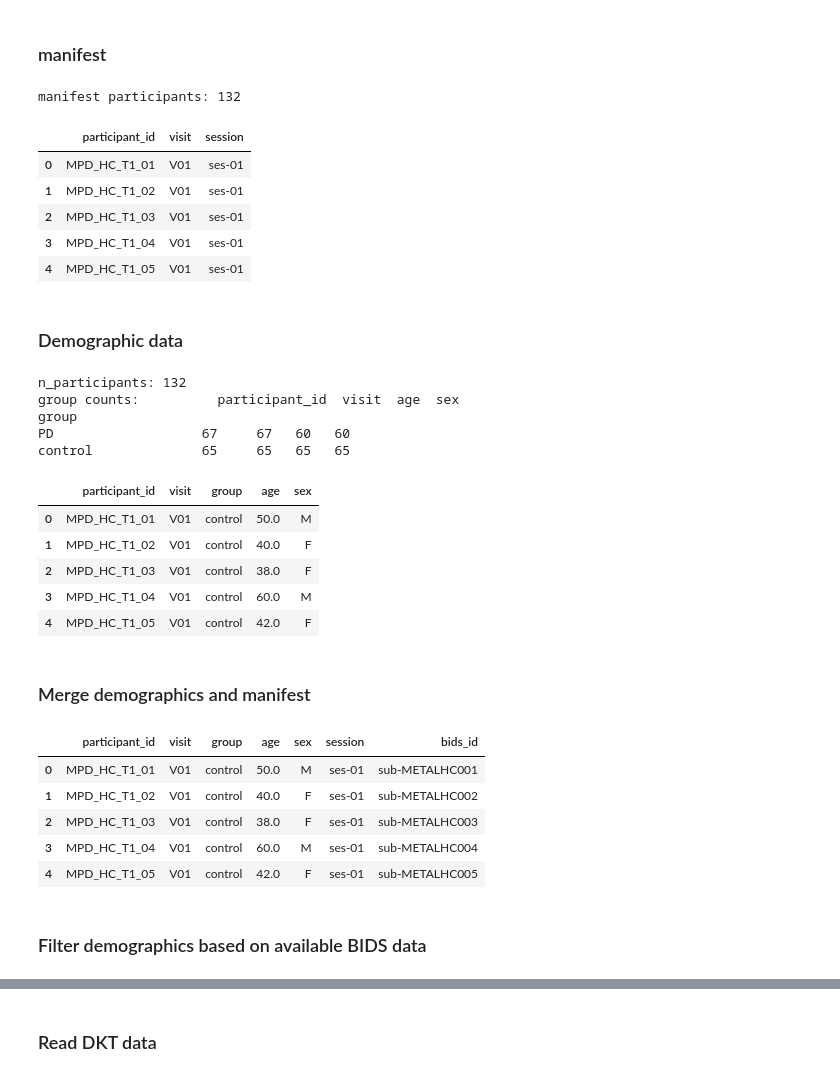
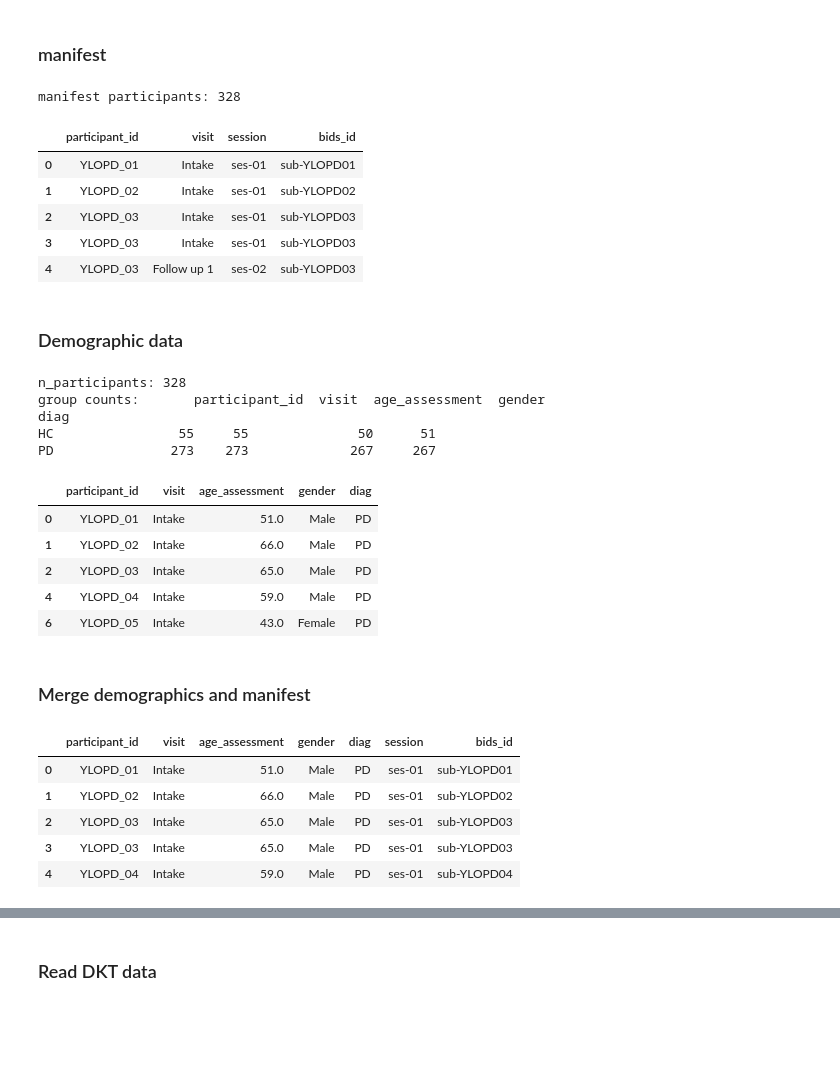
Before and after one commit to neurodatascience/ni-poppy_nimhans, a Jupyter notebook: nipoppy/analysis/anat/FS_stats.ipynb, the cells around one changed output, grey strips where cells are left out. Saved outputs shown, nothing was run; the diff lists cells and outputs as text; code cells hidden in the pictures; blank space fills up the shorter version.

Commit message:
added extractor and analysis scripts

```diff
--- a/nipoppy/analysis/anat/FS_stats.ipynb
+++ b/nipoppy/analysis/anat/FS_stats.ipynb
@@ -12,14 +12,15 @@ import seaborn as sns
 import numpy as np
 import nibabel as nib
 # %%
-ds_name = "METAL"
+ds_name = "ylopd"
 
-data_dir = f"/home/nikhil/projects/Parkinsons/nimhans/data/PD_{ds_name}/"
+data_dir = f"/home/md_lab/projects/ylopd/data/{ds_name}/"
 session = "ses-01"
 tabular_dir = f"{data_dir}/tabular/"
 
 # manifest
 manifest_csv = f"{tabular_dir}/manifest.csv"
+doughnut_csv = f"{data_dir}/scratch/raw_dicom/doughnut.csv"
 
 # demographics
 demographics_csv = f"{tabular_dir}/demographics/demographics.csv"
@@ -29,7 +30,7 @@ id_mapping_csv = f"{data_dir}/scratch/participant_id_bids_id_map.csv"
 
 # imaging derivatives
 FS_dir = f"{data_dir}/derivatives/freesurfer/v7.3.2/"
-FS_DKT_dir = f"{FS_dir}/extractions/{session}/"
+FS_DKT_dir = f"/home/md_lab/Analysis/ylopd_anat_FS"
 
 DKT_csv = f"{FS_DKT_dir}/aparc.csv"
 ASEG_csv = f"{FS_DKT_dir}/aseg.csv"
@@ -40,8 +41,8 @@ ukbb_dkt_ct_fields = f"{region_field_dir}/UKBB_DKT_CT_Fields.csv"
 ukbb_aseg_vol_fields = f"{region_field_dir}/UKBB_ASEG_vol_Fields.csv"
 
 # save dirs
-analysis_dir = f"/home/nikhil/projects/Parkinsons/neuro_arch/analysis"
-agg_data_dir = f"{analysis_dir}/derived_data/nimhans_{ds_name.lower()}"
+analysis_dir = f"/home/md_lab/Analysis/ylopd_anat_FS"
+agg_data_dir = f"{analysis_dir}/derived_data/ylopd_{ds_name.lower()}"
 
 results_dir = f"{agg_data_dir}/agg_dfs/"
 figs_dir = f"{agg_data_dir}/figs/"
@@ -70,55 +71,57 @@ manifest_df = manifest_df[manifest_cols]
 manifest_participants = manifest_df["participant_id"].unique()
 n_manifest_participants = len(manifest_participants)
 print(f"manifest participants: {n_manifest_participants}")
+
+
+# merge with doughnut_csv
+doughnut_df = pd.read_csv(doughnut_csv, usecols=["participant_id","bids_id"])
+
+manifest_df = pd.merge(manifest_df, doughnut_df, on="participant_id", how="inner")
 manifest_df.head()
 # %% [output]
-manifest participants: 132
+manifest participants: 328
-|  | participant_id | visit | session |
-| 0 | MPD_HC_T1_01 | V01 | ses-01 |
-| 1 | MPD_HC_T1_02 | V01 | ses-01 |
-| 2 | MPD_HC_T1_03 | V01 | ses-01 |
-| 3 | MPD_HC_T1_04 | V01 | ses-01 |
-| 4 | MPD_HC_T1_05 | V01 | ses-01 |
+|  | participant_id | visit | session | bids_id |
+| 0 | YLOPD_01 | Intake | ses-01 | sub-YLOPD01 |
+| 1 | YLOPD_02 | Intake | ses-01 | sub-YLOPD02 |
+| 2 | YLOPD_03 | Intake | ses-01 | sub-YLOPD03 |
+| 3 | YLOPD_03 | Intake | ses-01 | sub-YLOPD03 |
+| 4 | YLOPD_03 | Follow up 1 | ses-02 | sub-YLOPD03 |
 # %% [markdown]
 ### Demographic data
 # %%
 demographics_df = pd.read_csv(demographics_csv)
+demographics_df = demographics_df.rename(columns={"redcap_event_name": "visit"})
+demographics_df = demographics_df[demographics_df["visit"]=="Intake"].copy()
+
 participants = demographics_df["participant_id"].unique()
 n_participants = len(participants)
 print(f"n_participants: {n_participants}")
-group_counts = demographics_df.groupby(["group"]).count()
+group_counts = demographics_df.groupby(["diag"]).count()
 print(f"group counts: {group_counts}")
 demographics_df.head()
 # %% [output]
-n_participants: 132
-group counts:          participant_id  visit  age  sex
-group
-PD                   67     67   60   60
-control              65     65   65   65
+n_participants: 328
+group counts:       participant_id  visit  age_assessment  gender
+diag
+HC                55     55              50      51
+PD               273    273             267     267
-|  | participant_id | visit | group | age | sex |
-| 0 | MPD_HC_T1_01 | V01 | control | 50.0 | M |
-| 1 | MPD_HC_T1_02 | V01 | control | 40.0 | F |
-| 2 | MPD_HC_T1_03 | V01 | control | 38.0 | F |
-| 3 | MPD_HC_T1_04 | V01 | control | 60.0 | M |
-| 4 | MPD_HC_T1_05 | V01 | control | 42.0 | F |
+|  | participant_id | visit | age_assessment | gender | diag |
+| 0 | YLOPD_01 | Intake | 51.0 | Male | PD |
+| 1 | YLOPD_02 | Intake | 66.0 | Male | PD |
+| 2 | YLOPD_03 | Intake | 65.0 | Male | PD |
+| 4 | YLOPD_04 | Intake | 59.0 | Male | PD |
+| 6 | YLOPD_05 | Intake | 43.0 | Female | PD |
 # %% [markdown]
 ### Merge demographics and manifest
 # %%
 demographics_df = pd.merge(demographics_df, manifest_df, on=["participant_id", "visit"])
 
-#---------------------------------------------
-## METAL specific
-id_mapping_df = pd.read_csv(id_mapping_csv)
-demographics_df = pd.merge(demographics_df, id_mapping_df[["participant_id","bids_id"]], on=["participant_id"])
-#---------------------------------------------
 
 demographics_df.head()
 # %% [output]
-|  | participant_id | visit | group | age | sex | session | bids_id |
-| 0 | MPD_HC_T1_01 | V01 | control | 50.0 | M | ses-01 | sub-METALHC001 |
-| 1 | MPD_HC_T1_02 | V01 | control | 40.0 | F | ses-01 | sub-METALHC002 |
-| 2 | MPD_HC_T1_03 | V01 | control | 38.0 | F | ses-01 | sub-METALHC003 |
-| 3 | MPD_HC_T1_04 | V01 | control | 60.0 | M | ses-01 | sub-METALHC004 |
-| 4 | MPD_HC_T1_05 | V01 | control | 42.0 | F | ses-01 | sub-METALHC005 |
+|  | participant_id | visit | age_assessment | gender | diag | session | bids_id |
+| 0 | YLOPD_01 | Intake | 51.0 | Male | PD | ses-01 | sub-YLOPD01 |
+| 1 | YLOPD_02 | Intake | 66.0 | Male | PD | ses-01 | sub-YLOPD02 |
+| 2 | YLOPD_03 | Intake | 65.0 | Male | PD | ses-01 | sub-YLOPD03 |
+| 3 | YLOPD_03 | Intake | 65.0 | Male | PD | ses-01 | sub-YLOPD03 |
+| 4 | YLOPD_04 | Intake | 59.0 | Male | PD | ses-01 | sub-YLOPD04 |
-# %% [markdown]
-### Filter demographics based on available BIDS data
```
Also changed, not shown: parts of 9 cells of this notebook, 4 other files.
